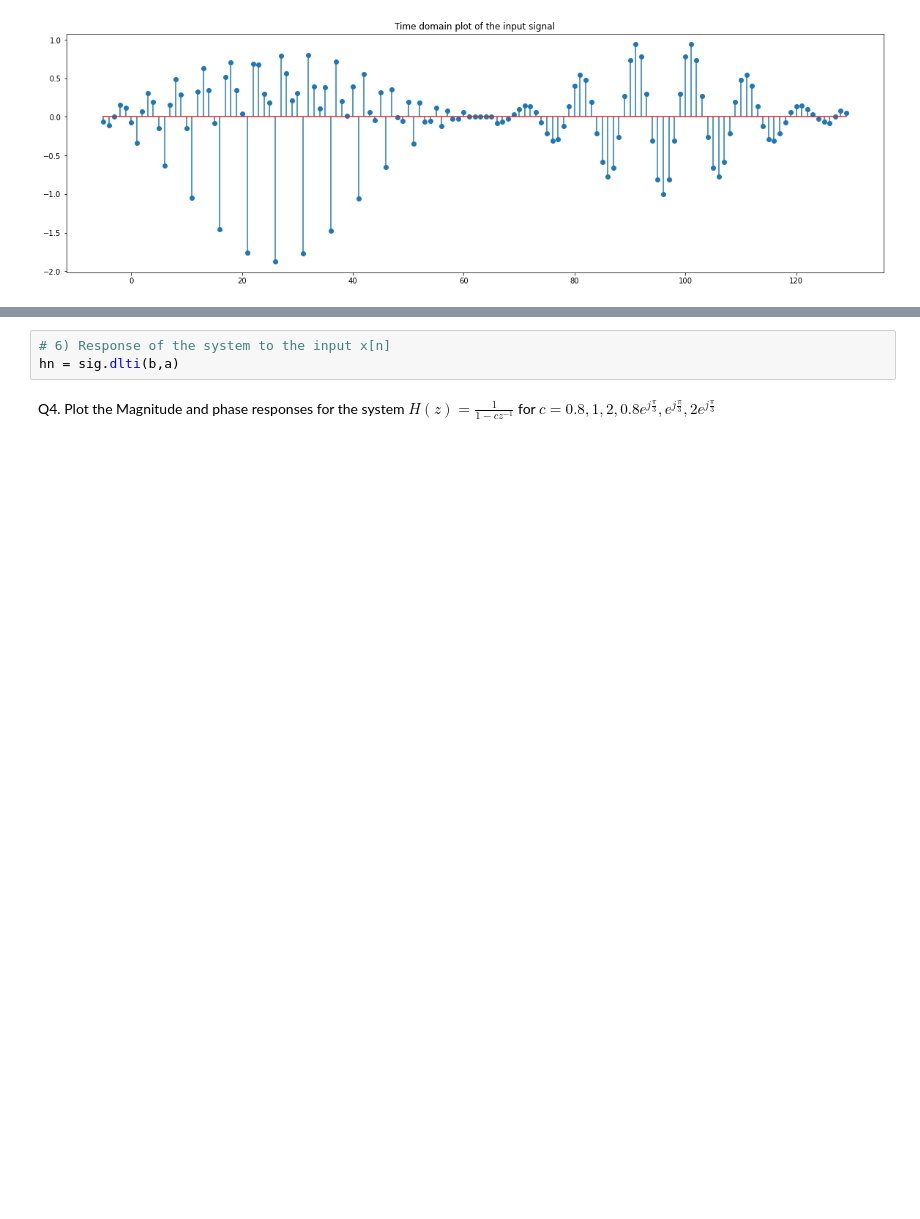
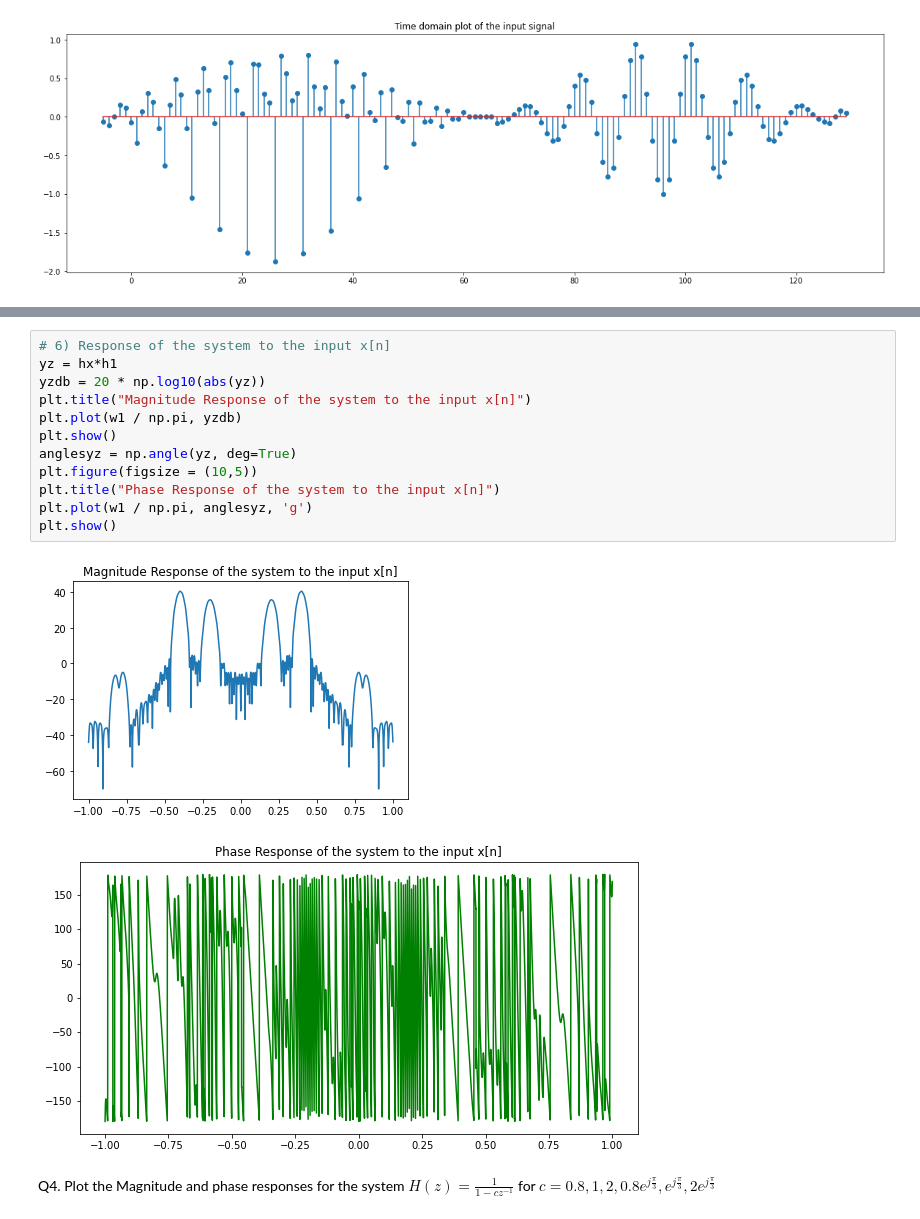
Before and after one commit to the-pinbo/EC211, a Jupyter notebook: Lab7/WEEK_7_ASSIGNMENT.ipynb, the cells around one changed output, grey strips where cells are left out. Cells and saved outputs as stored; diff of their text form; blank space fills up the shorter version.

```diff
--- a/Lab7/WEEK_7_ASSIGNMENT.ipynb
+++ b/Lab7/WEEK_7_ASSIGNMENT.ipynb
@@ -182,6 +179,18 @@ plt.show()
-# %%
-# 6) Response of the system to the input x[n]
-hn = sig.dlti(b,a)
+# %%
+# 6) Response of the system to the input x[n]
+yz = hx*h1
+yzdb = 20 * np.log10(abs(yz))
+plt.title("Magnitude Response of the system to the input x[n]")
+plt.plot(w1 / np.pi, yzdb)
+plt.show()
+anglesyz = np.angle(yz, deg=True)
+plt.figure(figsize = (10,5))
+plt.title("Phase Response of the system to the input x[n]")
+plt.plot(w1 / np.pi, anglesyz, 'g')
+plt.show()
+# %% [output]
+[figure, added]
+[figure, added]
 # %% [markdown]
 Q4. Plot the Magnitude and phase responses for the system $H(z)=\frac{1}{1-cz^{-1}}$ for $c=0.8, 1, 2, 0.8 e^{j\frac{\pi}{3}}, e^{j\frac{\pi}{3}}, 2 e^{j\frac{\pi}{3}}$
 # %%
```
Also changed, not shown: parts of 2 cells of this notebook.
